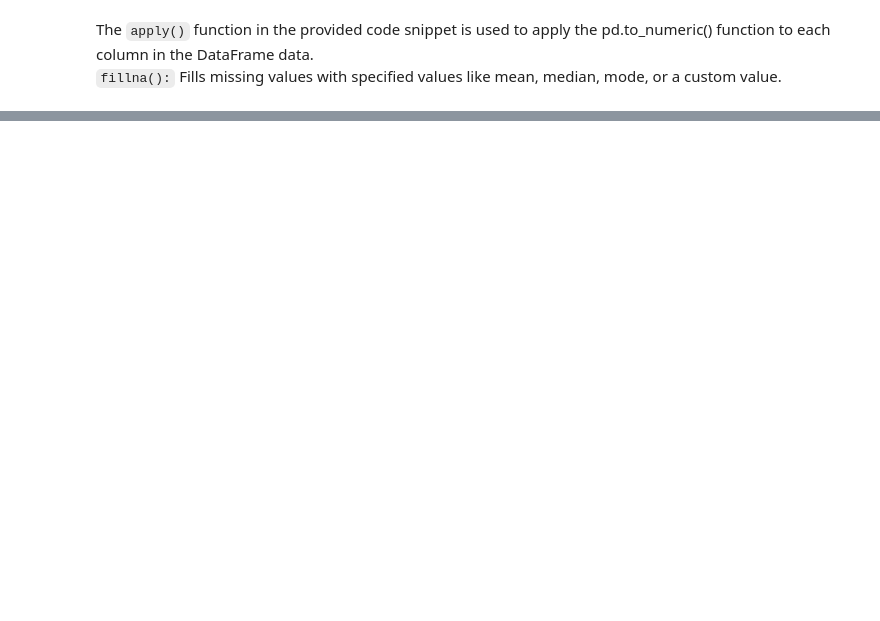
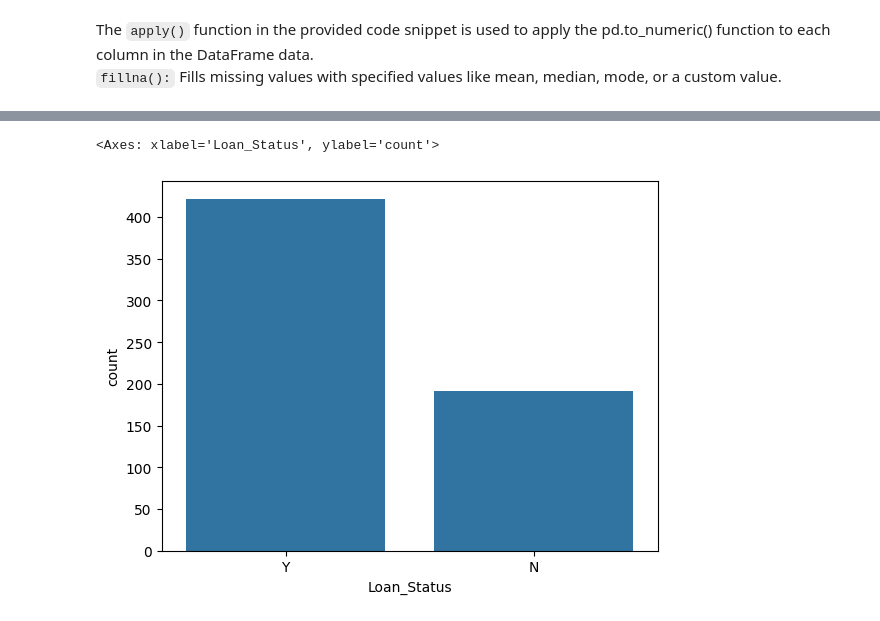
Before and after one commit to KKBUGHUNTER/Machine-Learning-Lab, a Jupyter notebook: Assignment-01/ModelTraining.ipynb, the cells around one changed output, grey strips where cells are left out. Saved outputs shown, nothing was run; the diff lists cells and outputs as text; code cells hidden in the pictures; blank space fills up the shorter version.

```diff
--- a/Assignment-01/ModelTraining.ipynb
+++ b/Assignment-01/ModelTraining.ipynb
@@ -204,0 +247,5 @@ sns.countplot(x=data['Dependents'])
+# %%
+sns.countplot(x=data['Loan_Status'])
+# %% [output]
+<Axes: xlabel='Loan_Status', ylabel='count'>
+[figure, added]
```
Also changed, not shown: parts of 28 cells of this notebook.
